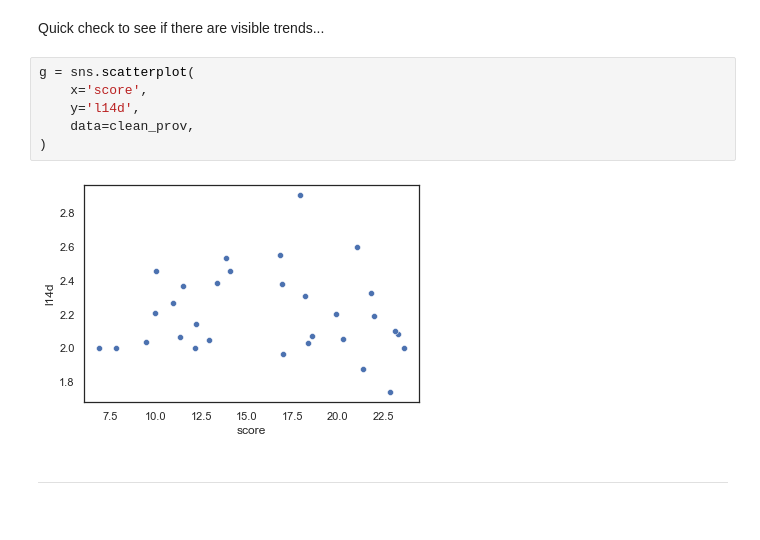
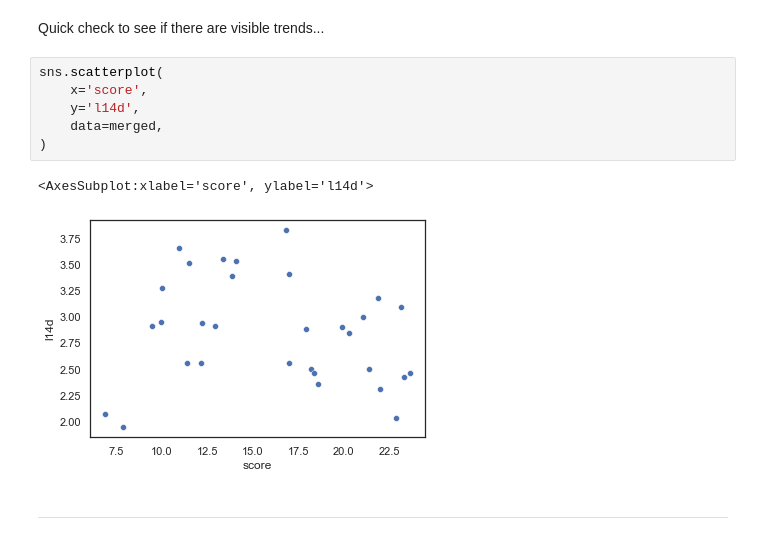
Before and after one commit to wrynearson/china-water, a Jupyter notebook: src/Thesis.ipynb, the cells around one changed output. Saved outputs shown, nothing was run; the diff lists cells and outputs as text.

```diff
--- a/src/Thesis.ipynb
+++ b/src/Thesis.ipynb
@@ -528,13 +447,14 @@ merged
 # %% [markdown]
 Quick check to see if there are visible trends...
 # %%
-g = sns.scatterplot(
+sns.scatterplot(
     x='score',
     y='l14d',
-    data=clean_prov,
+    data=merged,
 )
 # %% [output]
+<AxesSubplot:xlabel='score', ylabel='l14d'>
-[figure, old version]
+[figure, new version]
 # %% [markdown]
 ---
 # %% [markdown]
```
Also changed, not shown: parts of 32 cells of this notebook, 2 other files.
